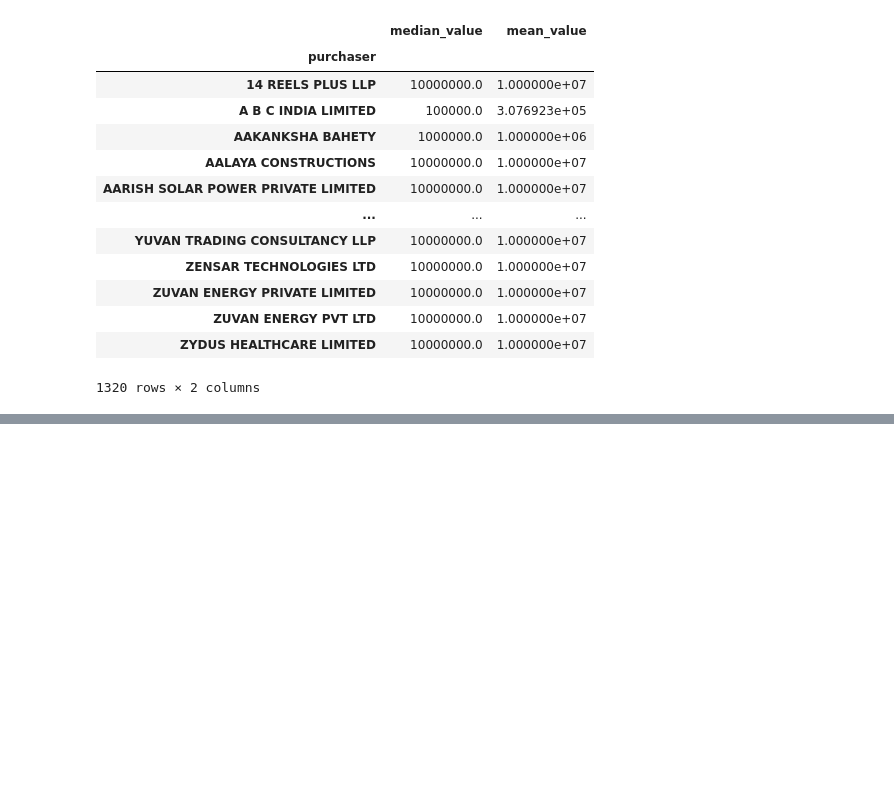
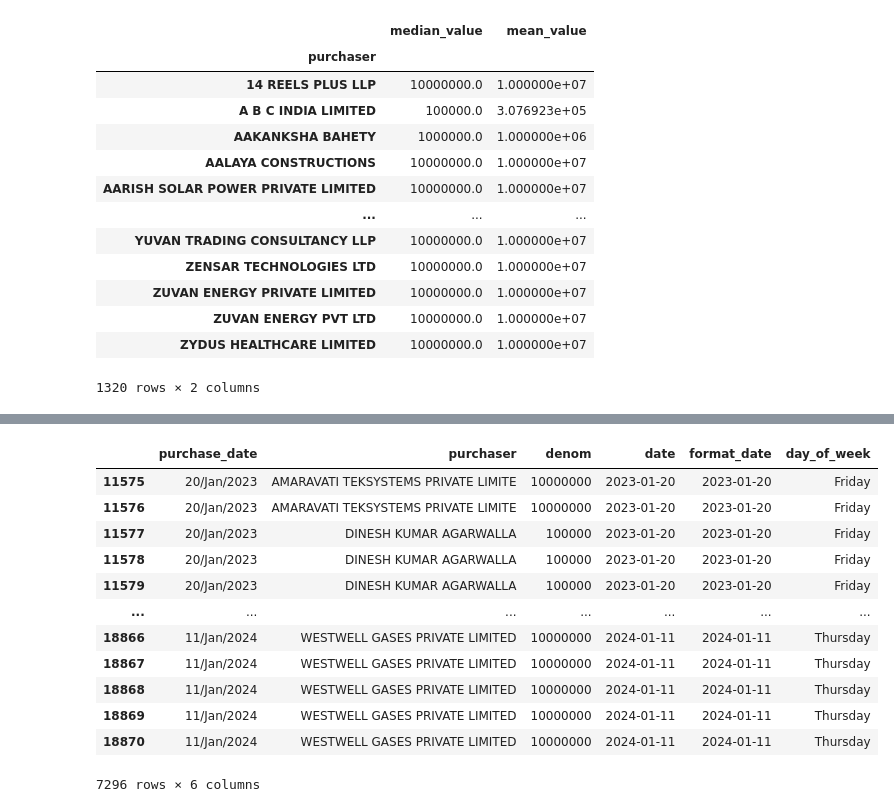
Before and after one commit to ROHIT318/python-practice, a Jupyter notebook: learn_pandas.ipynb, the cells around one changed output, grey strips where cells are left out. Cells and saved outputs as stored; diff of their text form; code cells hidden in the pictures; blank space fills up the shorter version.

```diff
--- a/learn_pandas.ipynb
+++ b/learn_pandas.ipynb
@@ -192,0 +435,20 @@ purchaser_group.agg(median_value=('denomination', 'median'), mean_value=('denomi
+# %%
+# Apply filter on date columns, either using entire date or just year only
+filter1 = (purchaser_df['format_date'] >= pd.to_datetime('2023-01-01'))
+filter2 = (purchaser_df['format_date'] < pd.to_datetime('2025-01-01'))
+
+purchaser_df.loc[ filter1 & filter2 ]
+# %% [output]
+|  | purchase_date | purchaser | denom | date | format_date | day_of_week |
+| 11575 | 20/Jan/2023 | AMARAVATI TEKSYSTEMS PRIVATE LIMITE | 10000000 | 2023-01-20 | 2023-01-20 | Friday |
+| 11576 | 20/Jan/2023 | AMARAVATI TEKSYSTEMS PRIVATE LIMITE | 10000000 | 2023-01-20 | 2023-01-20 | Friday |
+| 11577 | 20/Jan/2023 | DINESH KUMAR AGARWALLA | 100000 | 2023-01-20 | 2023-01-20 | Friday |
+| 11578 | 20/Jan/2023 | DINESH KUMAR AGARWALLA | 100000 | 2023-01-20 | 2023-01-20 | Friday |
+| 11579 | 20/Jan/2023 | DINESH KUMAR AGARWALLA | 100000 | 2023-01-20 | 2023-01-20 | Friday |
+| ... | ... | ... | ... | ... | ... | ... |
+| 18866 | 11/Jan/2024 | WESTWELL GASES PRIVATE LIMITED | 10000000 | 2024-01-11 | 2024-01-11 | Thursday |
+| 18867 | 11/Jan/2024 | WESTWELL GASES PRIVATE LIMITED | 10000000 | 2024-01-11 | 2024-01-11 | Thursday |
+| 18868 | 11/Jan/2024 | WESTWELL GASES PRIVATE LIMITED | 10000000 | 2024-01-11 | 2024-01-11 | Thursday |
+| 18869 | 11/Jan/2024 | WESTWELL GASES PRIVATE LIMITED | 10000000 | 2024-01-11 | 2024-01-11 | Thursday |
+| 18870 | 11/Jan/2024 | WESTWELL GASES PRIVATE LIMITED | 10000000 | 2024-01-11 | 2024-01-11 | Thursday |
+7296 rows × 6 columns
```
Also changed, not shown: parts of 32 cells of this notebook.
